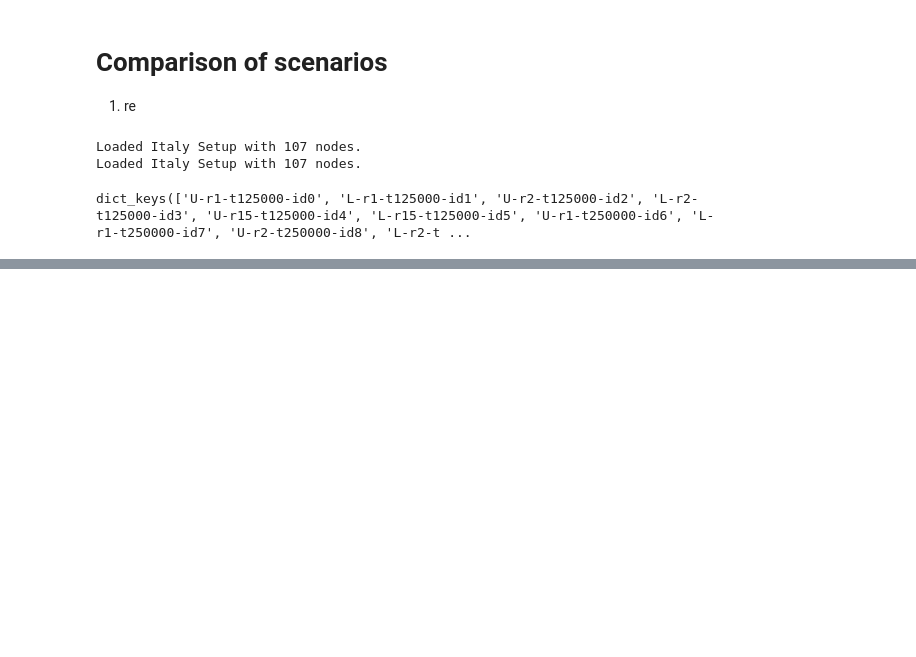
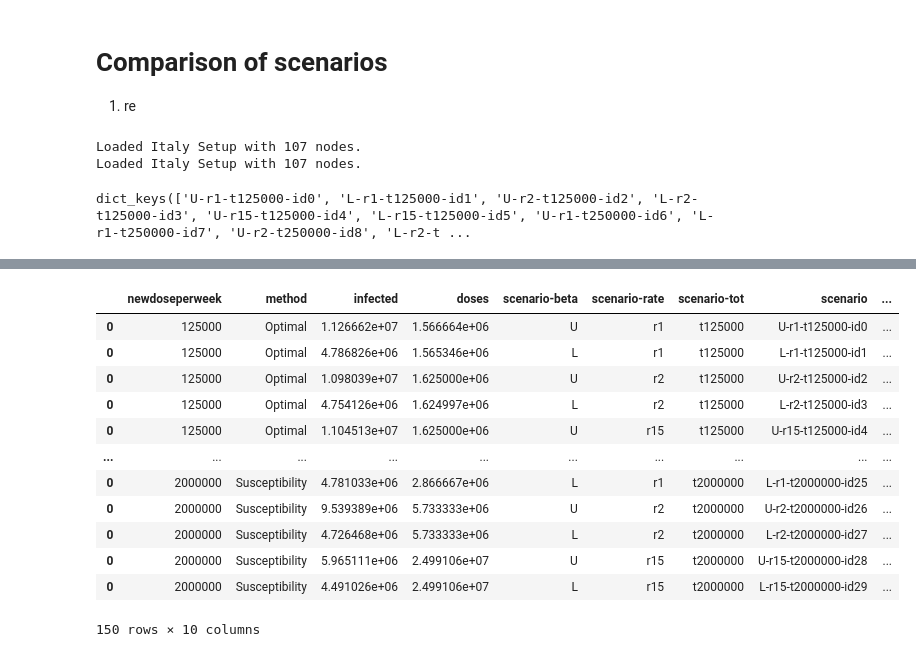
Before and after one commit to jcblemai/COVID-19_italy-vaccination-oc, a Jupyter notebook: analysis_scn.ipynb, the cells around one changed output, grey strips where cells are left out. Cells and saved outputs as stored; diff of their text form; code cells hidden in the pictures; blank space fills up the shorter version.

```diff
--- a/analysis_scn.ipynb
+++ b/analysis_scn.ipynb
@@ -307,6 +92,22 @@ scn_results.replace('sus', 'Susceptibility', inplace=True)
 scn_results['scenario-tot'].unique()
 # %%
 scn_results[scn_results['scenario-tot']=='t1000000']
+# %%
+scn_results
+# %% [output]
+|  | newdoseperweek | method | infected | doses | scenario-beta | scenario-rate | scenario-tot | scenario | ... |
+| 0 | 125000 | Optimal | 1.126662e+07 | 1.566664e+06 | U | r1 | t125000 | U-r1-t125000-id0 | ... |
+| 0 | 125000 | Optimal | 4.786826e+06 | 1.565346e+06 | L | r1 | t125000 | L-r1-t125000-id1 | ... |
+| 0 | 125000 | Optimal | 1.098039e+07 | 1.625000e+06 | U | r2 | t125000 | U-r2-t125000-id2 | ... |
+| 0 | 125000 | Optimal | 4.754126e+06 | 1.624997e+06 | L | r2 | t125000 | L-r2-t125000-id3 | ... |
+| 0 | 125000 | Optimal | 1.104513e+07 | 1.625000e+06 | U | r15 | t125000 | U-r15-t125000-id4 | ... |
+| ... | ... | ... | ... | ... | ... | ... | ... | ... | ... |
+| 0 | 2000000 | Susceptibility | 4.781033e+06 | 2.866667e+06 | L | r1 | t2000000 | L-r1-t2000000-id25 | ... |
+| 0 | 2000000 | Susceptibility | 9.539389e+06 | 5.733333e+06 | U | r2 | t2000000 | U-r2-t2000000-id26 | ... |
+| 0 | 2000000 | Susceptibility | 4.726468e+06 | 5.733333e+06 | L | r2 | t2000000 | L-r2-t2000000-id27 | ... |
+| 0 | 2000000 | Susceptibility | 5.965111e+06 | 2.499106e+07 | U | r15 | t2000000 | U-r15-t2000000-id28 | ... |
+| 0 | 2000000 | Susceptibility | 4.491026e+06 | 2.499106e+07 | L | r15 | t2000000 | L-r15-t2000000-id29 | ... |
+150 rows × 10 columns
 # %%
 #fig, ax = plt.subplots(figsize=(10,10))
 sns.set(rc={'figure.figsize':(10,5), 'figure.dpi':50})
```
Also changed, not shown: parts of 16 cells of this notebook, 2 other files.
